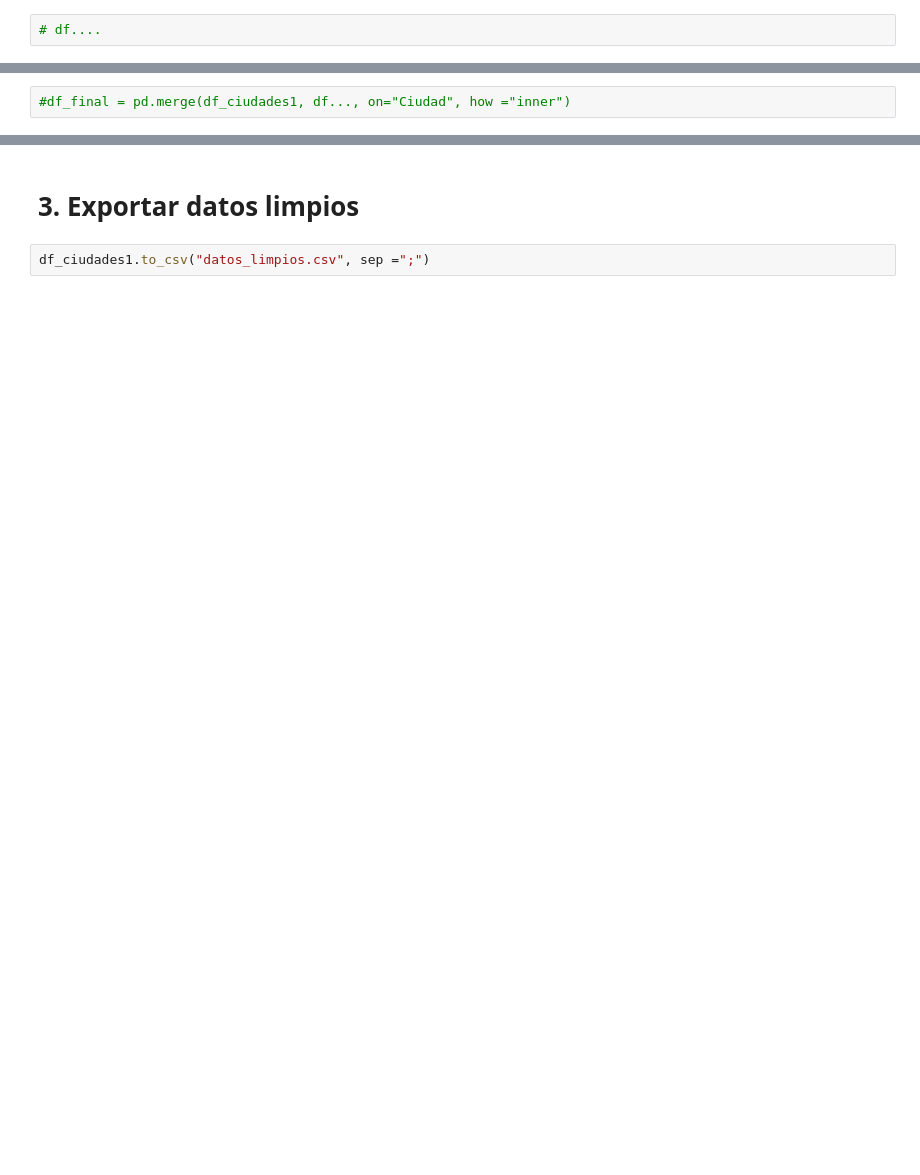
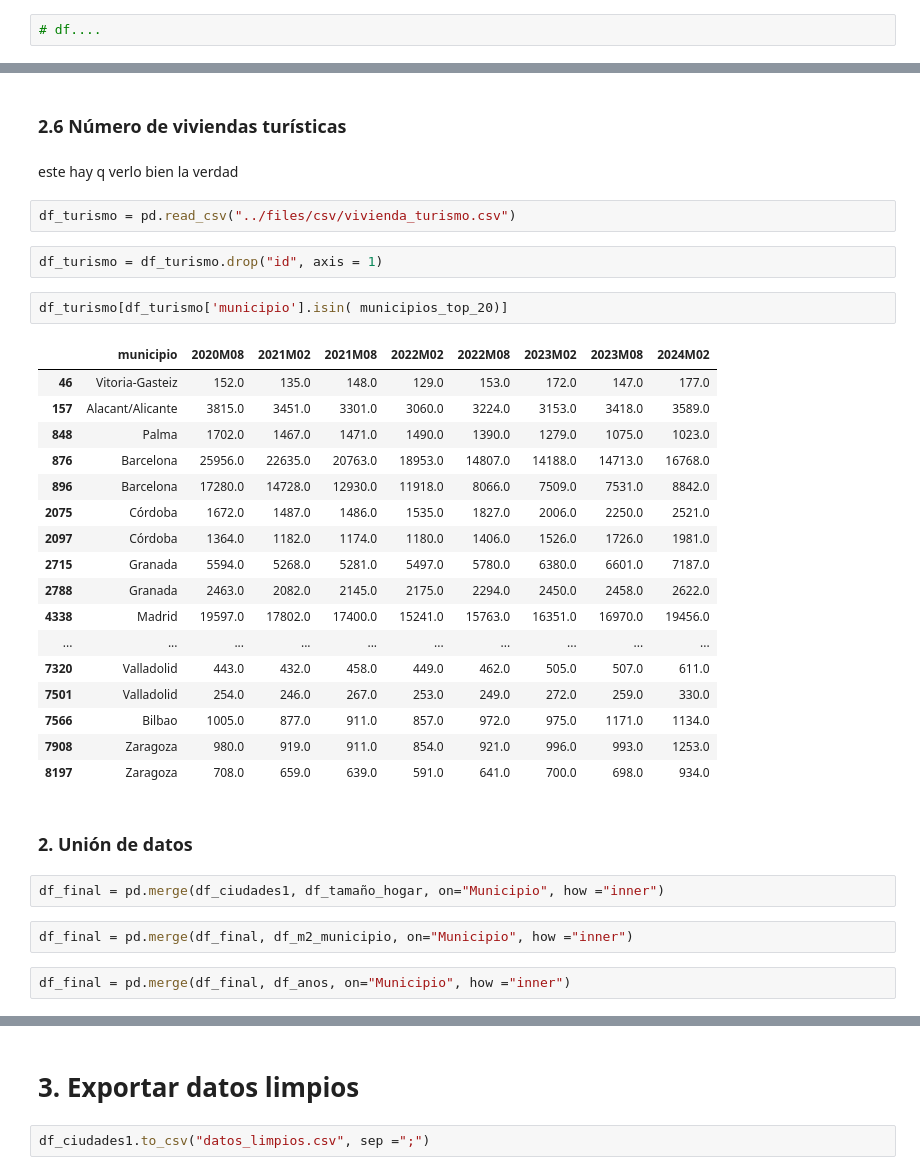
Before and after one commit to carlotagordillo2/Housing-factor, a Jupyter notebook: src/clean_df.ipynb, the cells around one changed output, grey strips where cells are left out. Drawn from its saved outputs; the diff is of its cells as text; blank space fills up the shorter version.

```diff
--- a/src/clean_df.ipynb
+++ b/src/clean_df.ipynb
@@ -315,2 +436,36 @@ dtype: int64
+# %% [markdown]
+### 2.6 **Número** de viviendas **turísticas**
+# %% [markdown]
+este hay q verlo bien la verdad
+# %%
+df_turismo = pd.read_csv("../files/csv/vivienda_turismo.csv")
+# %%
+df_turismo = df_turismo.drop("id", axis = 1)
+# %%
+df_turismo[df_turismo['municipio'].isin( municipios_top_20)]
+# %% [output]
+|  | municipio | 2020M08 | 2021M02 | 2021M08 | 2022M02 | 2022M08 | 2023M02 | 2023M08 | 2024M02 |
+| 46 | Vitoria-Gasteiz | 152.0 | 135.0 | 148.0 | 129.0 | 153.0 | 172.0 | 147.0 | 177.0 |
+| 157 | Alacant/Alicante | 3815.0 | 3451.0 | 3301.0 | 3060.0 | 3224.0 | 3153.0 | 3418.0 | 3589.0 |
+| 848 | Palma | 1702.0 | 1467.0 | 1471.0 | 1490.0 | 1390.0 | 1279.0 | 1075.0 | 1023.0 |
+| 876 | Barcelona | 25956.0 | 22635.0 | 20763.0 | 18953.0 | 14807.0 | 14188.0 | 14713.0 | 16768.0 |
+| 896 | Barcelona | 17280.0 | 14728.0 | 12930.0 | 11918.0 | 8066.0 | 7509.0 | 7531.0 | 8842.0 |
+| 2075 | Córdoba | 1672.0 | 1487.0 | 1486.0 | 1535.0 | 1827.0 | 2006.0 | 2250.0 | 2521.0 |
+| 2097 | Córdoba | 1364.0 | 1182.0 | 1174.0 | 1180.0 | 1406.0 | 1526.0 | 1726.0 | 1981.0 |
+| 2715 | Granada | 5594.0 | 5268.0 | 5281.0 | 5497.0 | 5780.0 | 6380.0 | 6601.0 | 7187.0 |
+| 2788 | Granada | 2463.0 | 2082.0 | 2145.0 | 2175.0 | 2294.0 | 2450.0 | 2458.0 | 2622.0 |
+| 4338 | Madrid | 19597.0 | 17802.0 | 17400.0 | 15241.0 | 15763.0 | 16351.0 | 16970.0 | 19456.0 |
+| ... | ... | ... | ... | ... | ... | ... | ... | ... | ... |
+| 7320 | Valladolid | 443.0 | 432.0 | 458.0 | 449.0 | 462.0 | 505.0 | 507.0 | 611.0 |
+| 7501 | Valladolid | 254.0 | 246.0 | 267.0 | 253.0 | 249.0 | 272.0 | 259.0 | 330.0 |
+| 7566 | Bilbao | 1005.0 | 877.0 | 911.0 | 857.0 | 972.0 | 975.0 | 1171.0 | 1134.0 |
+| 7908 | Zaragoza | 980.0 | 919.0 | 911.0 | 854.0 | 921.0 | 996.0 | 993.0 | 1253.0 |
+| 8197 | Zaragoza | 708.0 | 659.0 | 639.0 | 591.0 | 641.0 | 700.0 | 698.0 | 934.0 |
+# %% [markdown]
+### 2. Unión de datos
 # %%
-#df_final = pd.merge(df_ciudades1, df..., on="Ciudad", how ="inner")
+df_final = pd.merge(df_ciudades1, df_tamaño_hogar, on="Municipio", how ="inner")
+# %%
+df_final = pd.merge(df_final, df_m2_municipio, on="Municipio", how ="inner")
+# %%
+df_final = pd.merge(df_final, df_anos, on="Municipio", how ="inner")
```
Also changed, not shown: parts of 35 cells of this notebook, 4 other files.
